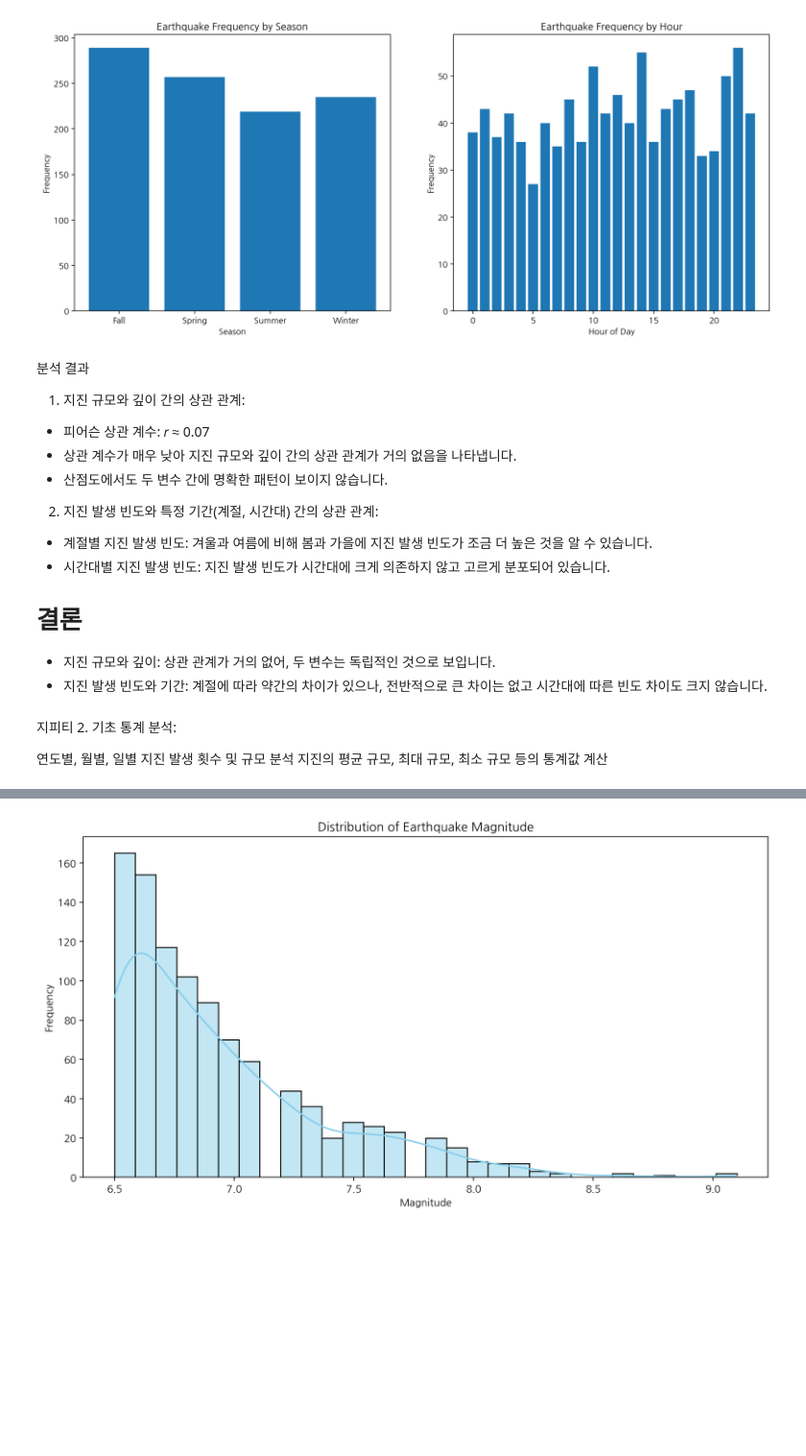
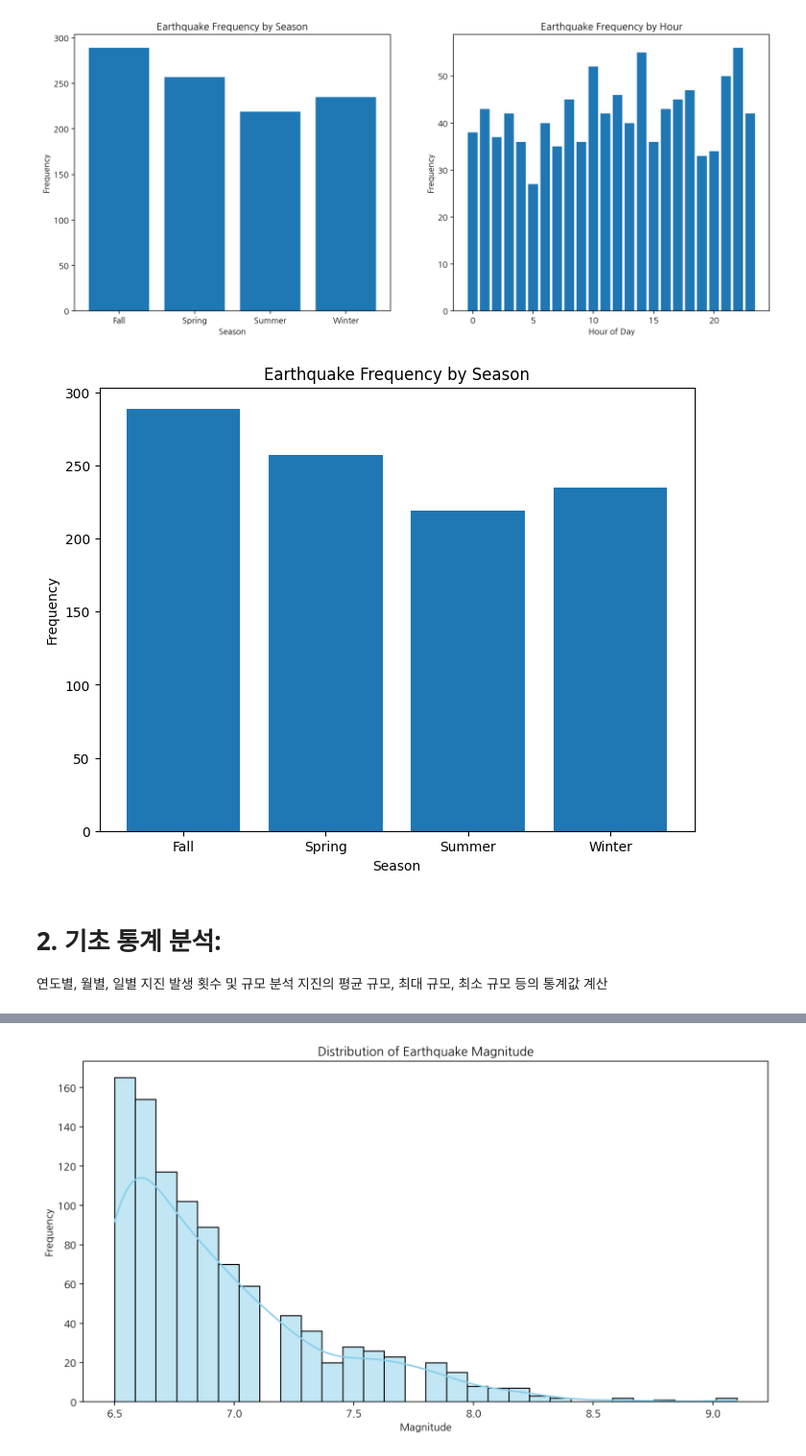
Before and after one commit to chaehyewon/2024-1-my-BDA, a Jupyter notebook: inclass/빅데이터분석_과제(지진데이터_분석)01.ipynb, the cells around one changed output, grey strips where cells are left out. Shown at 96% size. Saved outputs shown, nothing was run; the diff lists cells and outputs as text; code cells hidden in the pictures; blank space fills up the shorter version.

```diff
--- a/inclass/빅데이터분석_과제(지진데이터_분석)01.ipynb
+++ b/inclass/빅데이터분석_과제(지진데이터_분석)01.ipynb
@@ -232,25 +231,42 @@ plt.show()
 # %% [output]
 [figure]
 [figure]
-# %% [markdown]
-분석 결과
-
-1. 지진 규모와 깊이 간의 상관 관계:
-- 피어슨 상관 계수: 𝑟 ≈ 0.07
-- 상관 계수가 매우 낮아 지진 규모와 깊이 간의 상관 관계가 거의 없음을 나타냅니다.
-- 산점도에서도 두 변수 간에 명확한 패턴이 보이지 않습니다.
-
-2. 지진 발생 빈도와 특정 기간(계절, 시간대) 간의 상관 관계:
-- 계절별 지진 발생 빈도:
-겨울과 여름에 비해 봄과 가을에 지진 발생 빈도가 조금 더 높은 것을 알 수 있습니다.
-- 시간대별 지진 발생 빈도:
-지진 발생 빈도가 시간대에 크게 의존하지 않고 고르게 분포되어 있습니다.
-
-# 결론
-- 지진 규모와 깊이: 상관 관계가 거의 없어, 두 변수는 독립적인 것으로 보입니다.
-- 지진 발생 빈도와 기간: 계절에 따라 약간의 차이가 있으나, 전반적으로 큰 차이는 없고 시간대에 따른 빈도 차이도 크지 않습니다.
+# %%
+# 날짜 형식 변환 및 계절, 시간대 추출
+df['date_time'] = pd.to_datetime(df['date_time'])
+df['Month'] = df['date_time'].dt.month
+df['Hour'] = df['date_time'].dt.hour
+
+# 계절 정보 추가
+def get_season(month):
+    if month in [12, 1, 2]:
+        return 'Winter'
+    elif month in [3, 4, 5]:
+        return 'Spring'
+    elif month in [6, 7, 8]:
+        return 'Summer'
+    else:
+        return 'Fall'
+
+df['Season'] = df['Month'].apply(get_season)
+
+# 계절별 지진 발생 빈도
+season_freq = df['Season'].value_counts().sort_index()
+
+# 그래프 그리기
+plt.figure(figsize=(8, 6))
+
+# 계절별 지진 발생 빈도 그래프
+plt.bar(season_freq.index, season_freq.values)
+plt.title('Earthquake Frequency by Season')
+plt.xlabel('Season')
+plt.ylabel('Frequency')
+
+plt.show()
+# %% [output]
+[figure, added]
 # %% [markdown]
-지피티 2. 기초 통계 분석:
+# 2. 기초 통계 분석:
 
 연도별, 월별, 일별 지진 발생 횟수 및 규모 분석
 지진의 평균 규모, 최대 규모, 최소 규모 등의 통계값 계산
```
Also changed, not shown: parts of 6 cells of this notebook.
